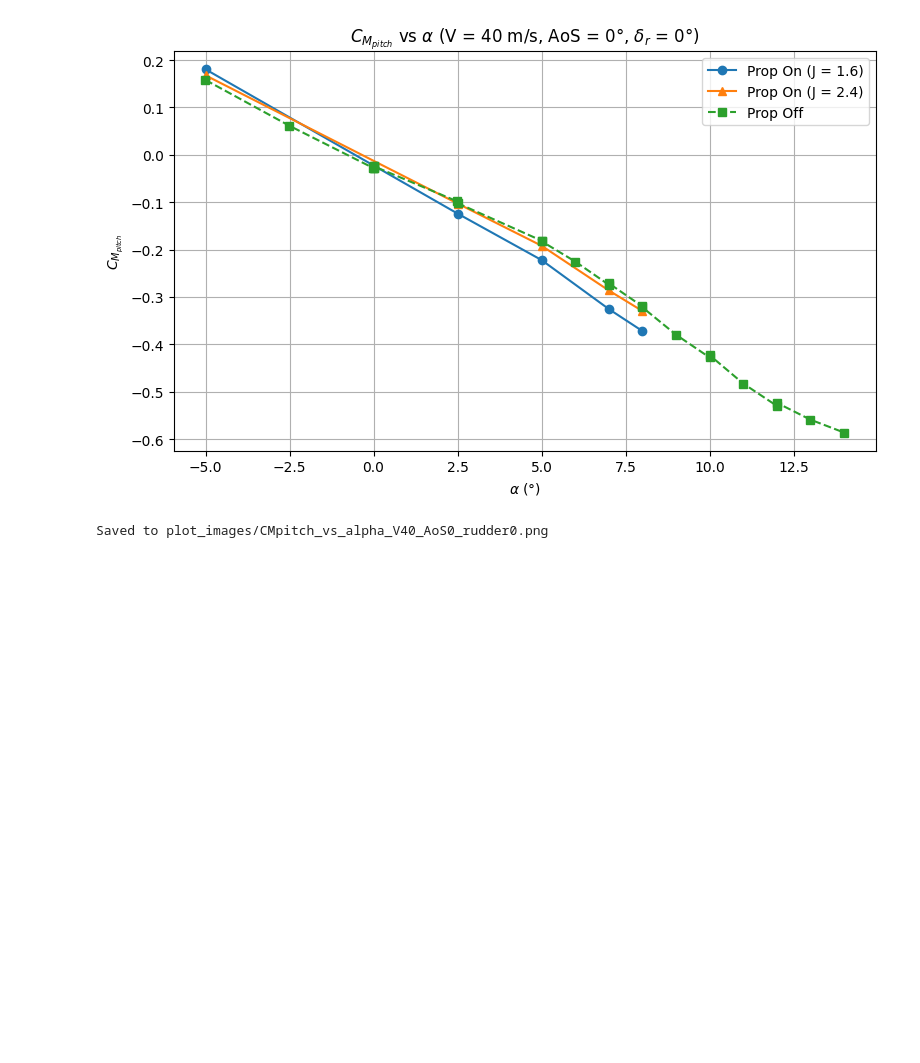
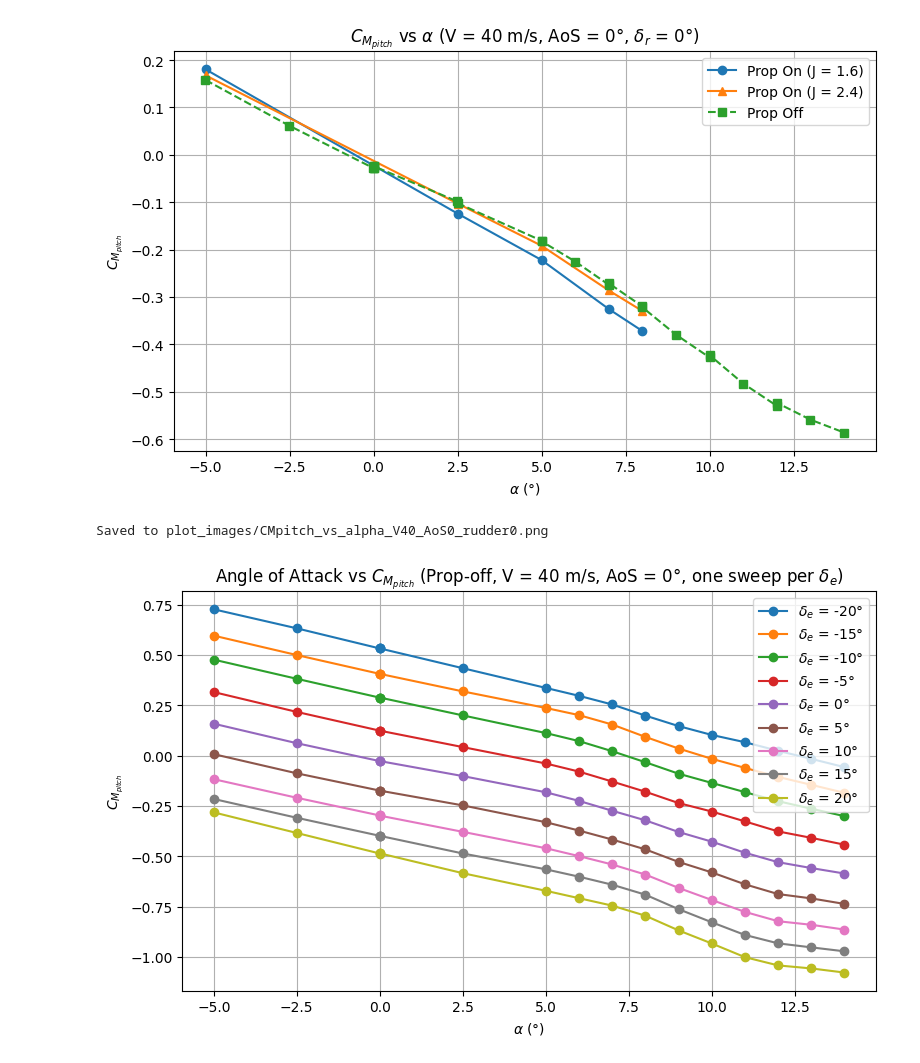
Before and after one commit to DCdeJong2002/Group_15_Redo_BAL, a Jupyter notebook: data_plotter.ipynb, the cells around one changed output. Cells and saved outputs as stored; diff of their text form; code cells hidden in the pictures; blank space fills up the shorter version.

Commit message:
fixed dubble sweep inn elevator plot

```diff
--- a/data_plotter.ipynb
+++ b/data_plotter.ipynb
@@ -512,3 +512,100 @@ print("Saved to plot_images/CMpitch_vs_alpha_V40_AoS0_rudder0.png")
 # %% [output]
 [figure]
 Saved to plot_images/CMpitch_vs_alpha_V40_AoS0_rudder0.png
+# %%
+import os
+import matplotlib.pyplot as plt
+import pandas as pd
+
+os.makedirs("plot_images", exist_ok=True)
+
+# Create rounded columns if missing
+if "V_round" not in df_prop_off.columns:
+    df_prop_off["V_round"] = df_prop_off["V"].round()
+
+if "AoS_round" not in df_prop_off.columns:
+    df_prop_off["AoS_round"] = df_prop_off["AoS"].round()
+
+if "AoA_round" not in df_prop_off.columns:
+    df_prop_off["AoA_round"] = df_prop_off["AoA"].round(1)
+
+# Base filter
+df_filtered = df_prop_off[
+    (df_prop_off["V_round"] == 40) &
+    (df_prop_off["AoS_round"] == 0) &
+    (df_prop_off["dR"] == 0)
+].copy()
+
+# Keep original row index
+df_filtered = df_filtered.sort_index()
+
+def select_best_sweep(group, gap_threshold=100):
+    """
+    Split one dE group into separate sweeps based on jumps in original row index.
+    Keep the sweep with the largest AoA range.
+    If tied, keep the one with the most data points.
+    """
+    group = group.sort_index().copy()
+
+    # Split into sweep blocks when row jump is large
+    row_jump = group.index.to_series().diff().fillna(0)
+    group["sweep_id"] = (row_jump > gap_threshold).cumsum()
+
+    best_block = None
+    best_range = -1
+    best_npoints = -1
+
+    for _, block in group.groupby("sweep_id"):
+        aoa_range = block["AoA"].max() - block["AoA"].min()
+        npoints = len(block)
+
+        if (aoa_range > best_range) or (aoa_range == best_range and npoints > best_npoints):
+            best_block = block.copy()
+            best_range = aoa_range
+            best_npoints = npoints
+
+    return best_block
+
+# Create figure
+fig, ax = plt.subplots(figsize=(8, 5))
+
+selected_sweeps = {}
+
+# Plot one cleaned sweep for each elevator deflection
+for de, group in df_filtered.groupby("dE"):
+    best_sweep = select_best_sweep(group, gap_threshold=100)
+    best_sweep = best_sweep.sort_values("AoA_round")
+
+    selected_sweeps[de] = best_sweep.copy()
+
+    ax.plot(
+        best_sweep["AoA_round"],
+        best_sweep["CMpitch"],
+        marker="o",
+        linestyle="-",
+        label=f"$\\delta_e$ = {de}°",
+    )
+
+ax.set_xlabel(r"$\alpha$ (°)")
+ax.set_ylabel(r"$C_{M_{pitch}}$")
+ax.set_title(r"Angle of Attack vs $C_{M_{pitch}}$ (Prop-off, V = 40 m/s, AoS = 0°, one sweep per $\delta_e$)")
+ax.legend()
+ax.grid(True)
+
+plt.tight_layout()
+save_path = "plot_images/AoA_vs_CMpitch_propoff_V40_AoS0_all_elevators_cleaned.png"
+plt.savefig(save_path, dpi=150)
+plt.show()
+
+# print(f"Saved to {save_path}")
+
+# Optional: print summary of chosen sweeps
+# print("\nChosen sweep per elevator deflection:")
+# for de, sweep in selected_sweeps.items():
+#     print(
+#         f"dE = {de:>5}: rows {sweep.index.min()+2} to {sweep.index.max()+2}, "
+#         f"AoA range = {sweep['AoA'].min():.3f} to {sweep['AoA'].max():.3f}, "
+#         f"points = {len(sweep)}"
+#     )
+# %% [output]
+[figure, added]
```
